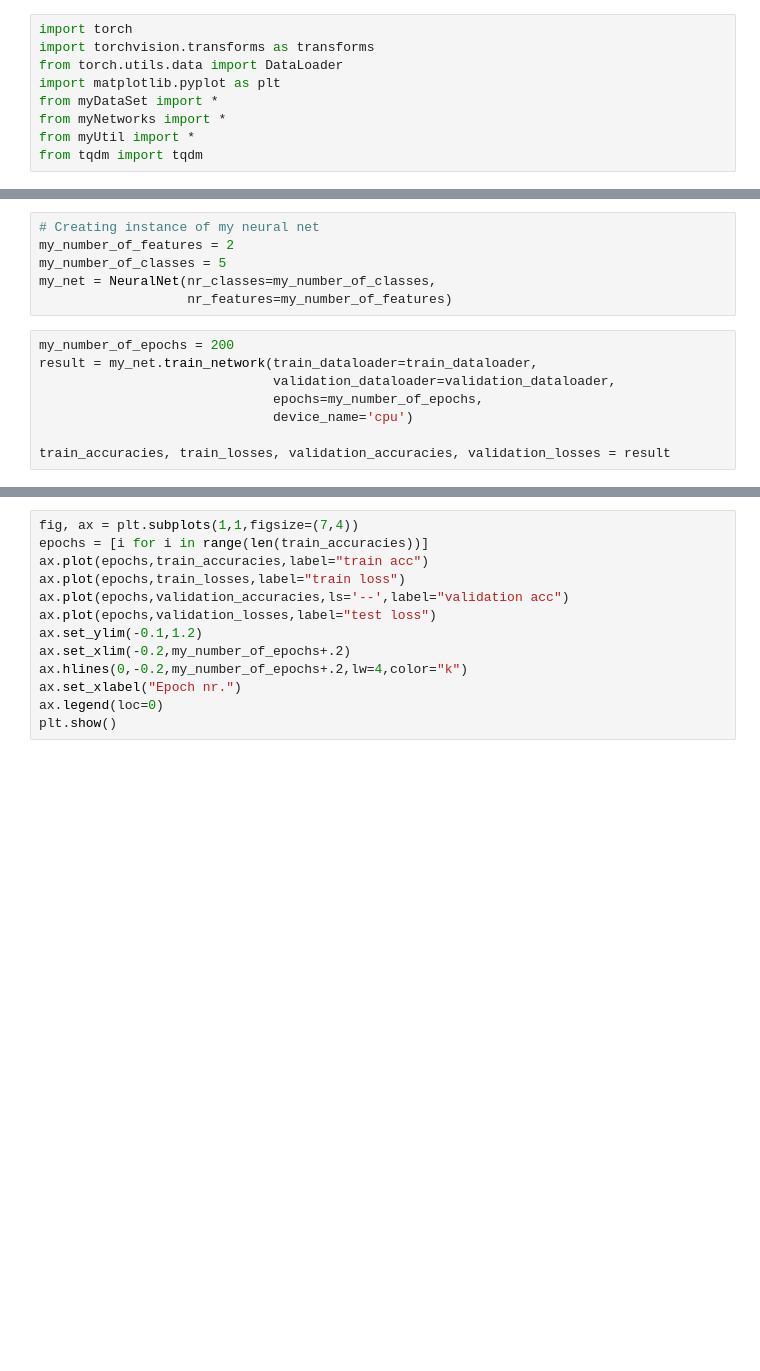
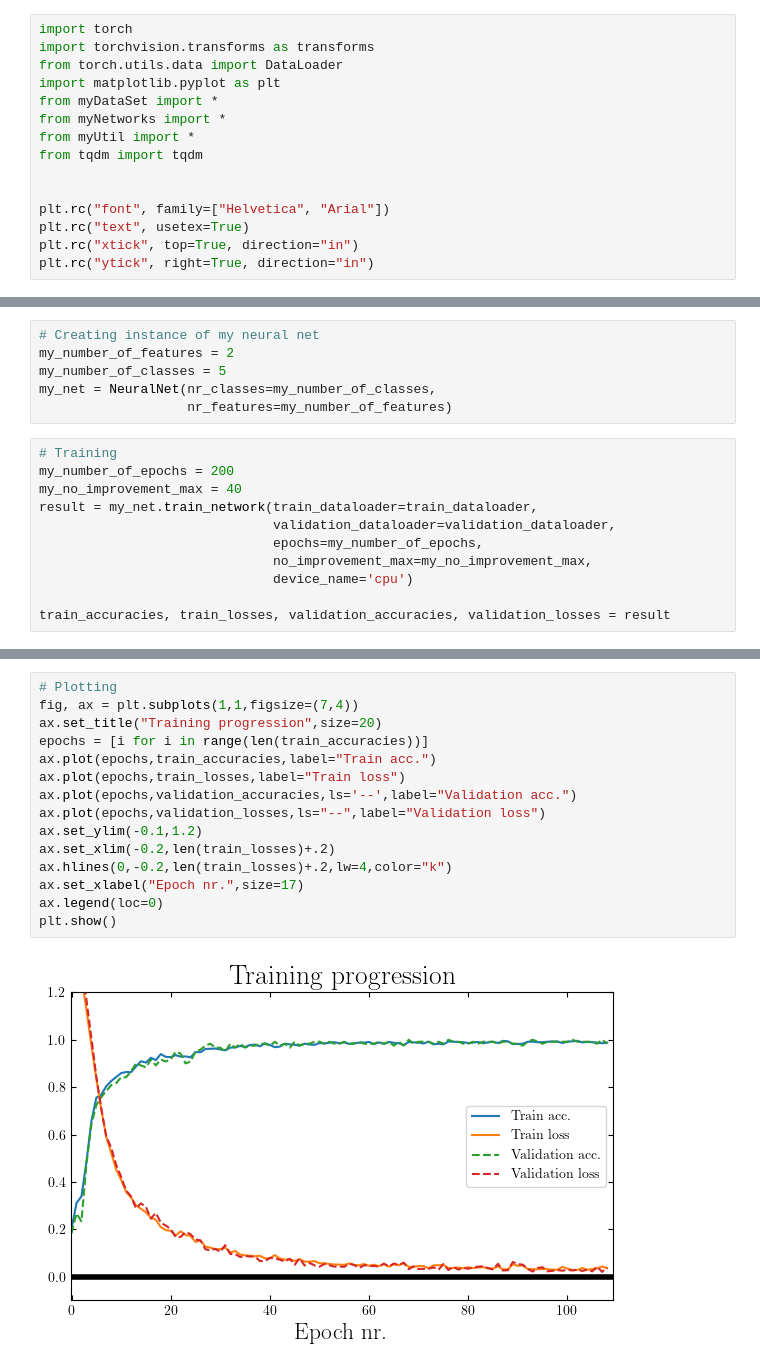
Before and after one commit to seba2390/DeepLearning2022, a Jupyter notebook: Aflevering 1/part_3/main.ipynb, the cells around one changed output, grey strips where cells are left out. Drawn from its saved outputs; the diff is of its cells as text; blank space fills up the shorter version.

```diff
--- a/Aflevering 1/part_3/main.ipynb
+++ b/Aflevering 1/part_3/main.ipynb
@@ -7,6 +7,12 @@ from myDataSet import *
 from myNetworks import *
 from myUtil import *
 from tqdm import tqdm
+
+
+plt.rc("font", family=["Helvetica", "Arial"])
+plt.rc("text", usetex=True)
+plt.rc("xtick", top=True, direction="in")
+plt.rc("ytick", right=True, direction="in")
 # %%
 # Predefined dictionary to ensure same one-hot encoding for both train and test data.
 my_label_map = {}
@@ -61,10 +67,13 @@ my_number_of_classes = 5
 my_net = NeuralNet(nr_classes=my_number_of_classes,
                    nr_features=my_number_of_features)
 # %%
+# Training
 my_number_of_epochs = 200
+my_no_improvement_max = 40
 result = my_net.train_network(train_dataloader=train_dataloader,
                               validation_dataloader=validation_dataloader,
                               epochs=my_number_of_epochs,
+                              no_improvement_max=my_no_improvement_max,
                               device_name='cpu')
 
 train_accuracies, train_losses, validation_accuracies, validation_losses = result
@@ -71,13 +83,17 @@ train_accuracies, train_losses, validation_accuracies, validation_losses = resul
 # %%
+# Plotting
 fig, ax = plt.subplots(1,1,figsize=(7,4))
+ax.set_title("Training progression",size=20)
 epochs = [i for i in range(len(train_accuracies))]
-ax.plot(epochs,train_accuracies,label="train acc")
-ax.plot(epochs,train_losses,label="train loss")
-ax.plot(epochs,validation_accuracies,ls='--',label="validation acc")
-ax.plot(epochs,validation_losses,label="test loss")
+ax.plot(epochs,train_accuracies,label="Train acc.")
+ax.plot(epochs,train_losses,label="Train loss")
+ax.plot(epochs,validation_accuracies,ls='--',label="Validation acc.")
+ax.plot(epochs,validation_losses,ls="--",label="Validation loss")
 ax.set_ylim(-0.1,1.2)
-ax.set_xlim(-0.2,my_number_of_epochs+.2)
-ax.hlines(0,-0.2,my_number_of_epochs+.2,lw=4,color="k")
-ax.set_xlabel("Epoch nr.")
+ax.set_xlim(-0.2,len(train_losses)+.2)
+ax.hlines(0,-0.2,len(train_losses)+.2,lw=4,color="k")
+ax.set_xlabel("Epoch nr.",size=17)
 ax.legend(loc=0)
 plt.show()
+# %% [output]
+[figure, added]
```
Also changed, not shown: parts of 4 cells of this notebook, 4 other files.
